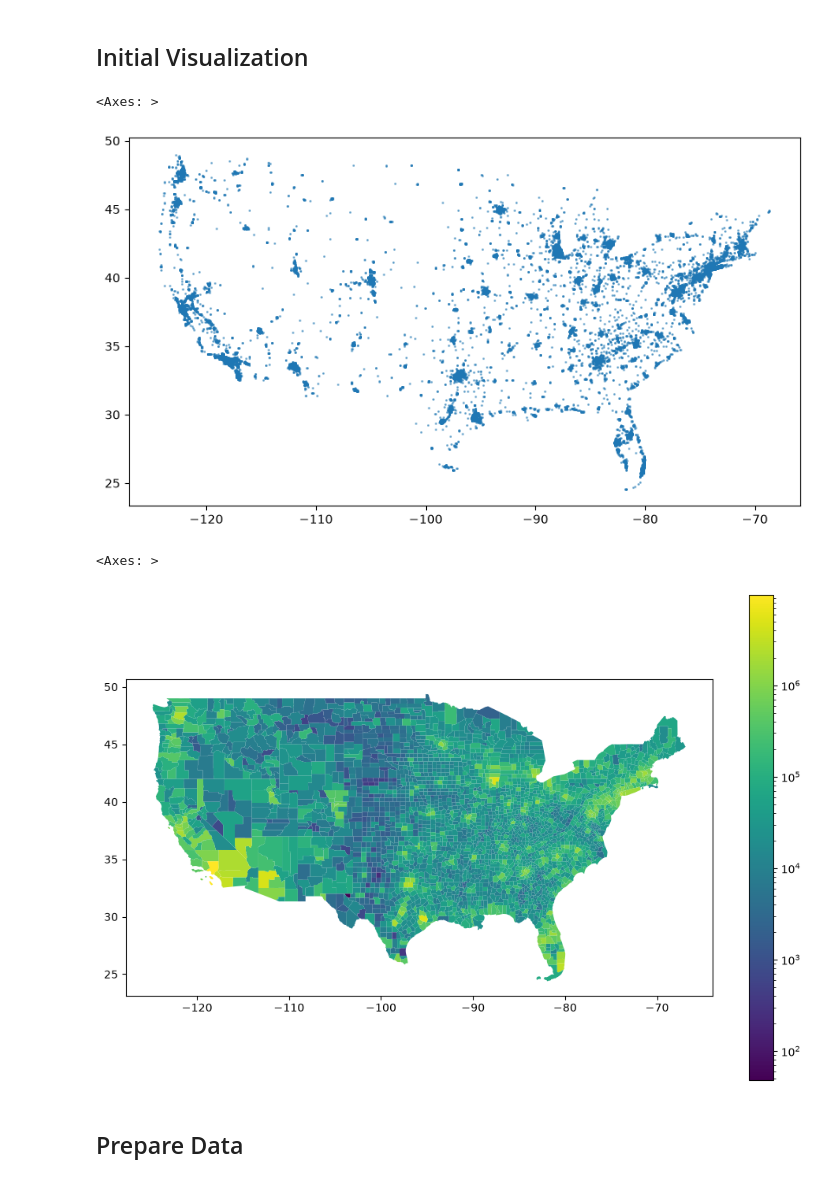
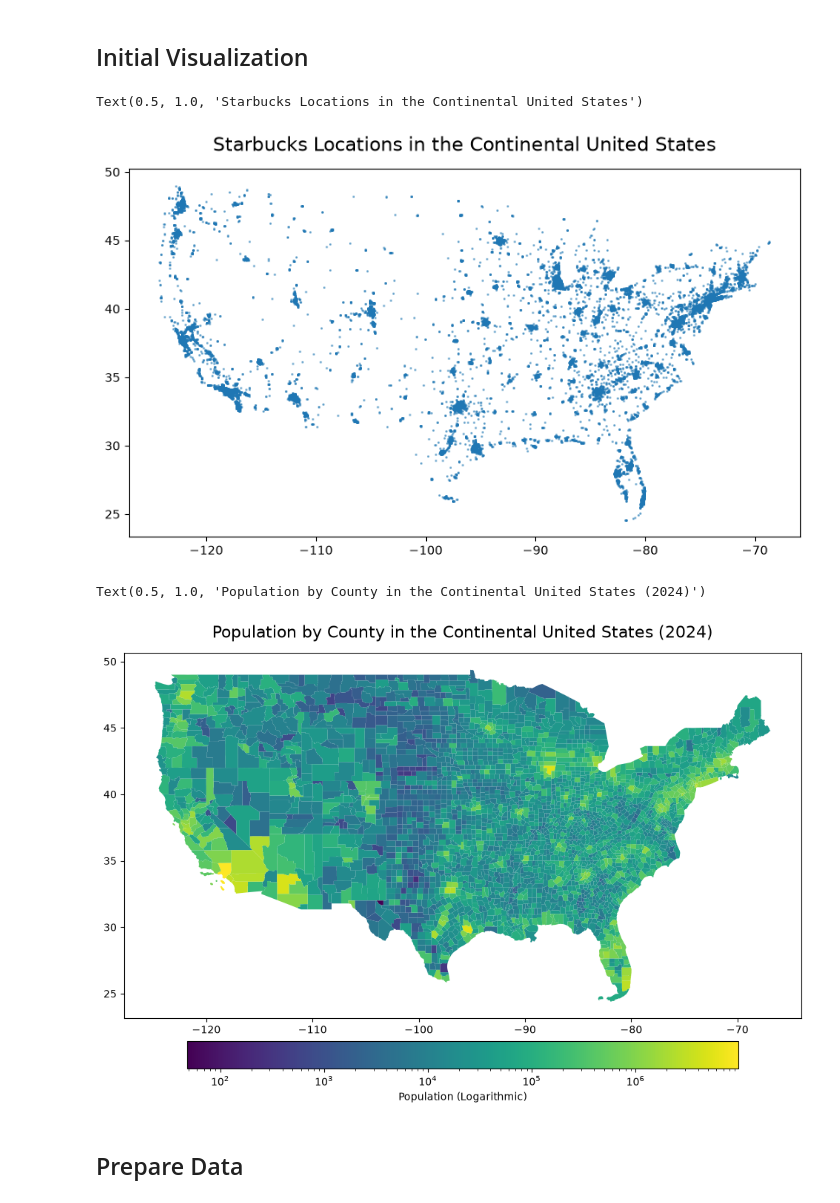
Before and after one commit to sralter/spatial_practice, a Jupyter notebook: sp.ipynb, the cells around one changed output. Drawn from its saved outputs; the diff is of its cells as text; code cells hidden in the pictures.

```diff
--- a/sp.ipynb
+++ b/sp.ipynb
@@ -15,13 +15,24 @@ import matplotlib.colors as colors
 # %%
 # starbucks point data from osmnx
 
 starbucks = gdf.read_parquet('data/usa_starbucks_with_geometry.parquet')
 for name in ['AK', 'HI', 'PR']:
     starbucks = starbucks[starbucks['state'] != name]
-starbucks.plot(figsize=(10, 10), markersize=1, alpha=0.5)
+
+ax = starbucks.plot(
+    figsize=(10, 10),
+    markersize=1,
+    alpha=0.5,
+)
+
+ax.set_title(
+    "Starbucks Locations in the Continental United States",
+    fontsize=16,
+    pad=15,
+)
 # %% [output]
-<Axes: >
+Text(0.5, 1.0, 'Starbucks Locations in the Continental United States')
-[figure, old version]
+[figure, new version]
 # %%
 # counties polygon data from census TIGER/Line shapefiles
 
@@ -29,16 +40,27 @@ counties = gdf.read_parquet('data/us_county_population_with_geometry.parquet')
 for state in ['Alaska', 'Hawaii', 'Puerto Rico']:
     counties = counties[counties['state_name'] != state]
 
-counties.plot(
+ax = counties.plot(
     column='pop_2024',
     cmap='viridis',
     legend=True,
     norm=colors.LogNorm(vmin=counties['pop_2024'].min(), vmax=counties['pop_2024'].max()),
-    figsize=(12, 8)
+    figsize=(12, 8),
+    legend_kwds={
+        'label': "Population (Logarithmic)",
+        'orientation': "horizontal",
+        "shrink": 0.8,
+        "pad": 0.05}
 )
+
+ax.set_title(
+    "Population by County in the Continental United States (2024)",
+    fontsize=16,
+    pad=15,
+)
 # %% [output]
-<Axes: >
+Text(0.5, 1.0, 'Population by County in the Continental United States (2024)')
-[figure, old version]
+[figure, new version]
 # %% [markdown]
 ## Prepare Data
 # %%
```
Also changed, not shown: 3 other files.
